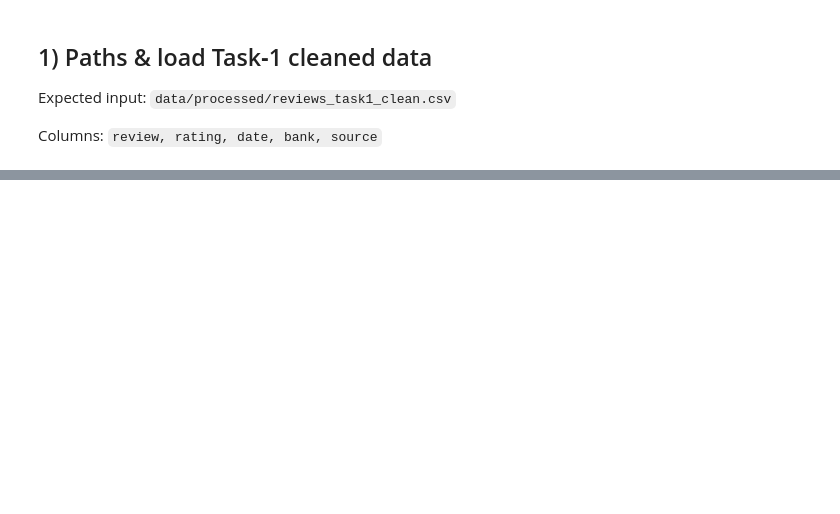
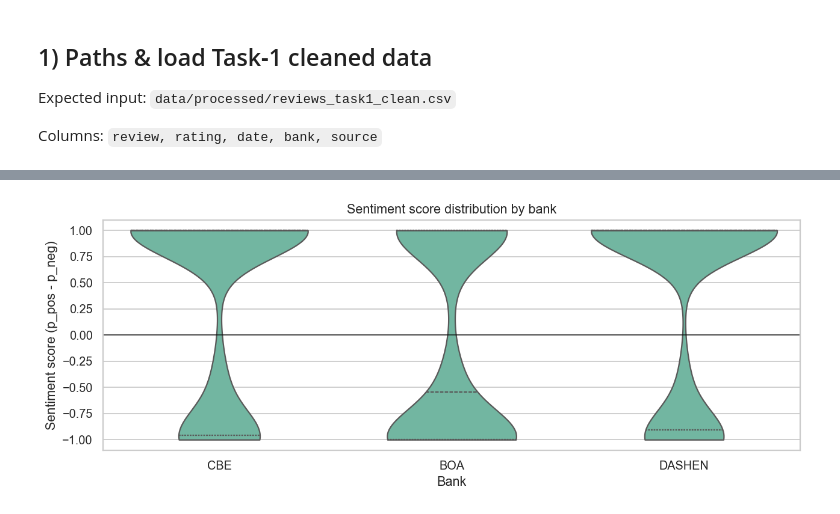
Before and after one commit to Moggycool/Customer-Experience-Analytics-for-Fintech-Apps-Updated, a Jupyter notebook: notebooks/02_task2_sentiment_and_themes.ipynb, the cells around one changed output, grey strips where cells are left out. Saved outputs shown, nothing was run; the diff lists cells and outputs as text; code cells hidden in the pictures; blank space fills up the shorter version.

```diff
--- a/notebooks/02_task2_sentiment_and_themes.ipynb
+++ b/notebooks/02_task2_sentiment_and_themes.ipynb
@@ -475,0 +540,6 @@ for p in [out_reviews, out_bank, out_bank_rating, out_keywords, out_examples]:
+# %%
+# 9.2 Sentiment score distribution by bank
+fig, ax = plot_sentiment_score_violin(df)
+plt.show()
+# %% [output]
+[figure, added]
```
Also changed, not shown: parts of 35 cells of this notebook, 10 other files.
